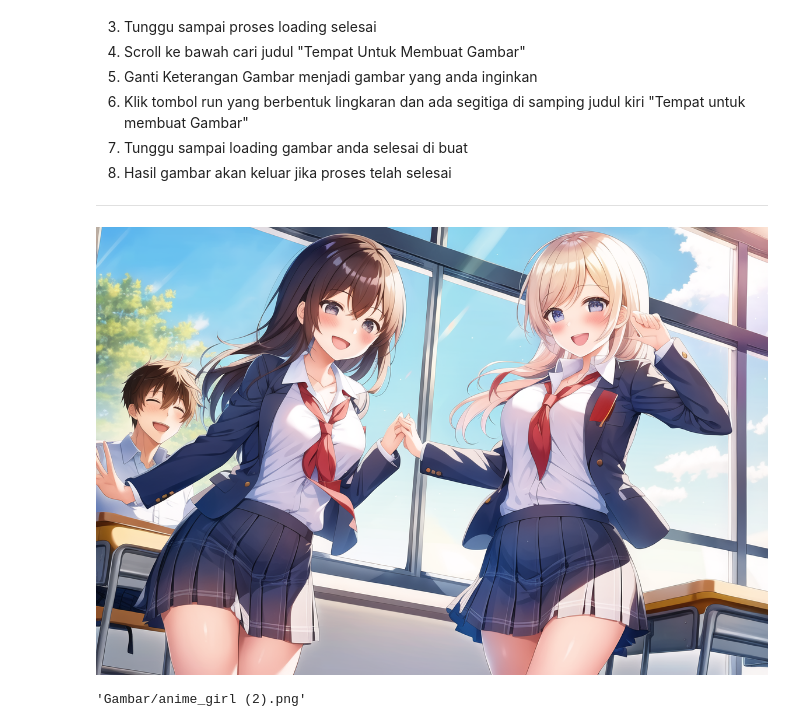
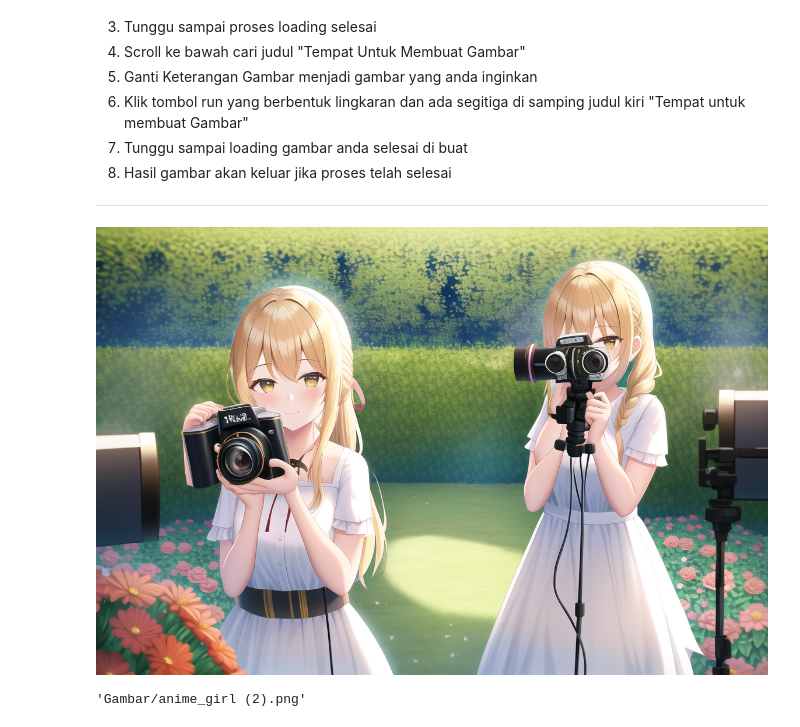
Before and after one commit to Mabzak-Knight/TextToImage, a Jupyter notebook: AI_Art_Generator_Bahasa_Indonesia_(Anime_Style_Collection).ipynb, the cells around one changed output. Saved outputs shown, nothing was run; the diff lists cells and outputs as text; code cells hidden in the pictures.

```diff
--- a/AI_Art_Generator_Bahasa_Indonesia_(Anime_Style_Collection).ipynb
+++ b/AI_Art_Generator_Bahasa_Indonesia_(Anime_Style_Collection).ipynb
@@ -106,7 +106,7 @@ Bahasa_yang_digunakan = "id"
 
 #@markdown Masukan keterangan yang ingin anda buat:
 Gunakan_Bahasa_Indonesia = True #@param {type:"boolean"}
-Keterangan_Gambar = "kebahagiaan di sekolah, 1man, 1girl" #@param {type:"string"}
+Keterangan_Gambar = "adegan shuting film di taman penuh bunga bercahaya, 1girl, kamera" #@param {type:"string"}
 
 if Gunakan_Bahasa_Indonesia:
   terjemahan = translator.translate(Keterangan_Gambar, src=Bahasa_yang_digunakan, dest='en')
@@ -119,34 +119,34 @@ Yang_Dihilangkan = "lowres, bad anatomy, bad hands, bad legs, text, error, missi
 if Bahasa_indo_pada_yang_dihilangkan:
   terjemahan = translator.translate(Yang_Dihilangkan, src=Bahasa_yang_digunakan, dest='en')
   Yang_Dihilangkan = terjemahan.text
 
 #@markdown Pengaturan Lanjutan
 Ukuran_Gambar = "1152x769 Landscape" #@param ["1152x769 Landscape","512x769 Portrait", "512x512"]
 
 if Ukuran_Gambar == "1152x769 Landscape":
   Lebar = 1152
   Tinggi = 768
 elif Ukuran_Gambar == "512x769 Portrait":
   Lebar = 512
   Tinggi = 768
 else:
   Lebar = 512
   Tinggi = 512
 
 Banyak_Proses = 50 #@param {type:"slider", min:30, max:60, step:5}
 
 image = pipe(
     Keterangan_Gambar,
     negative_prompt=Yang_Dihilangkan,
     width=Lebar,
     height=Tinggi,
     guidance_scale=12,
     num_inference_steps=Banyak_Proses
     ).images[0]
 
 image
 # %% [output]
-[figure, old version]
+[figure, new version]
 # %%
 #@title #Simpan Gambar ke Directory Colab
 # Nama folder tempat Anda ingin menyimpan file
```
